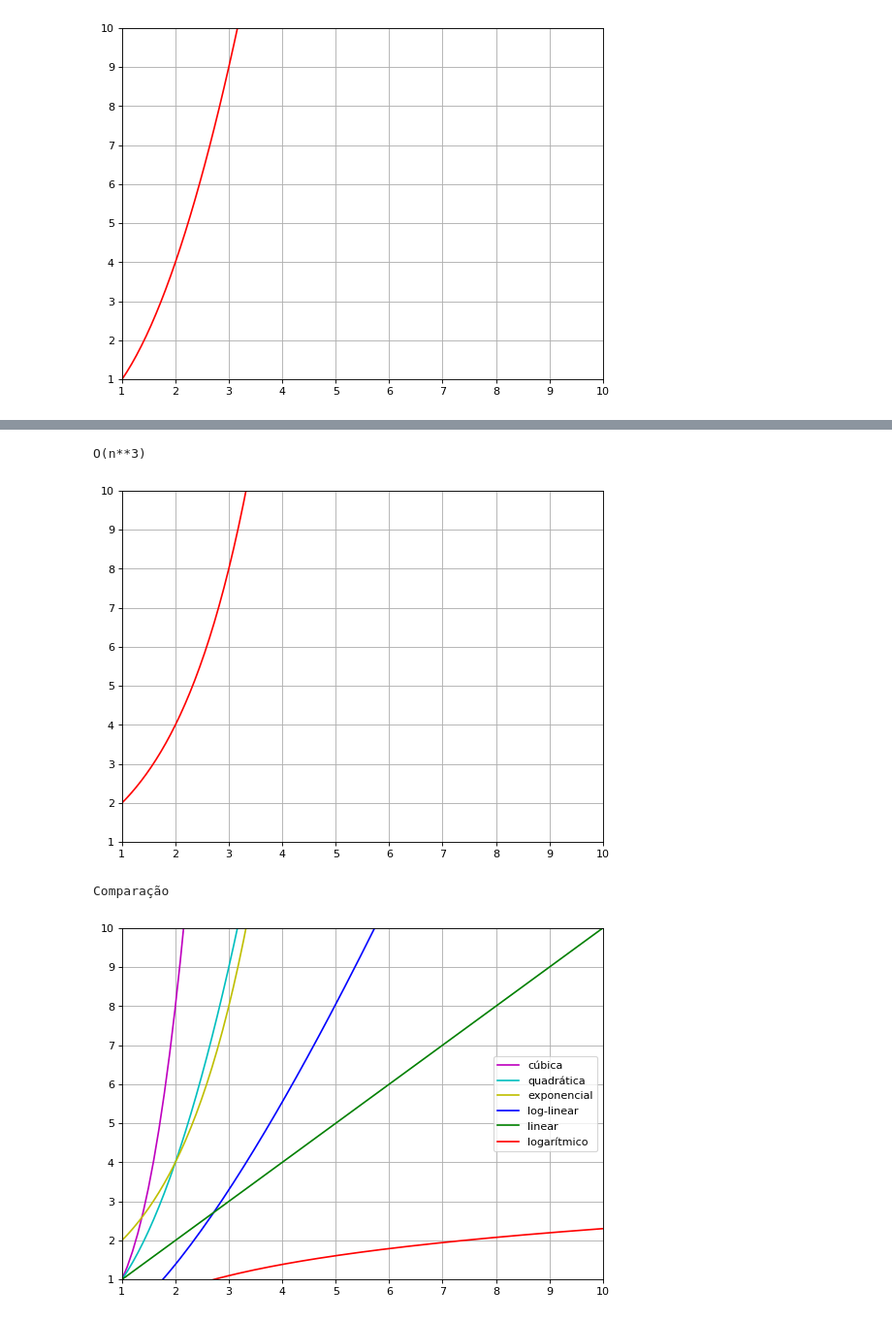
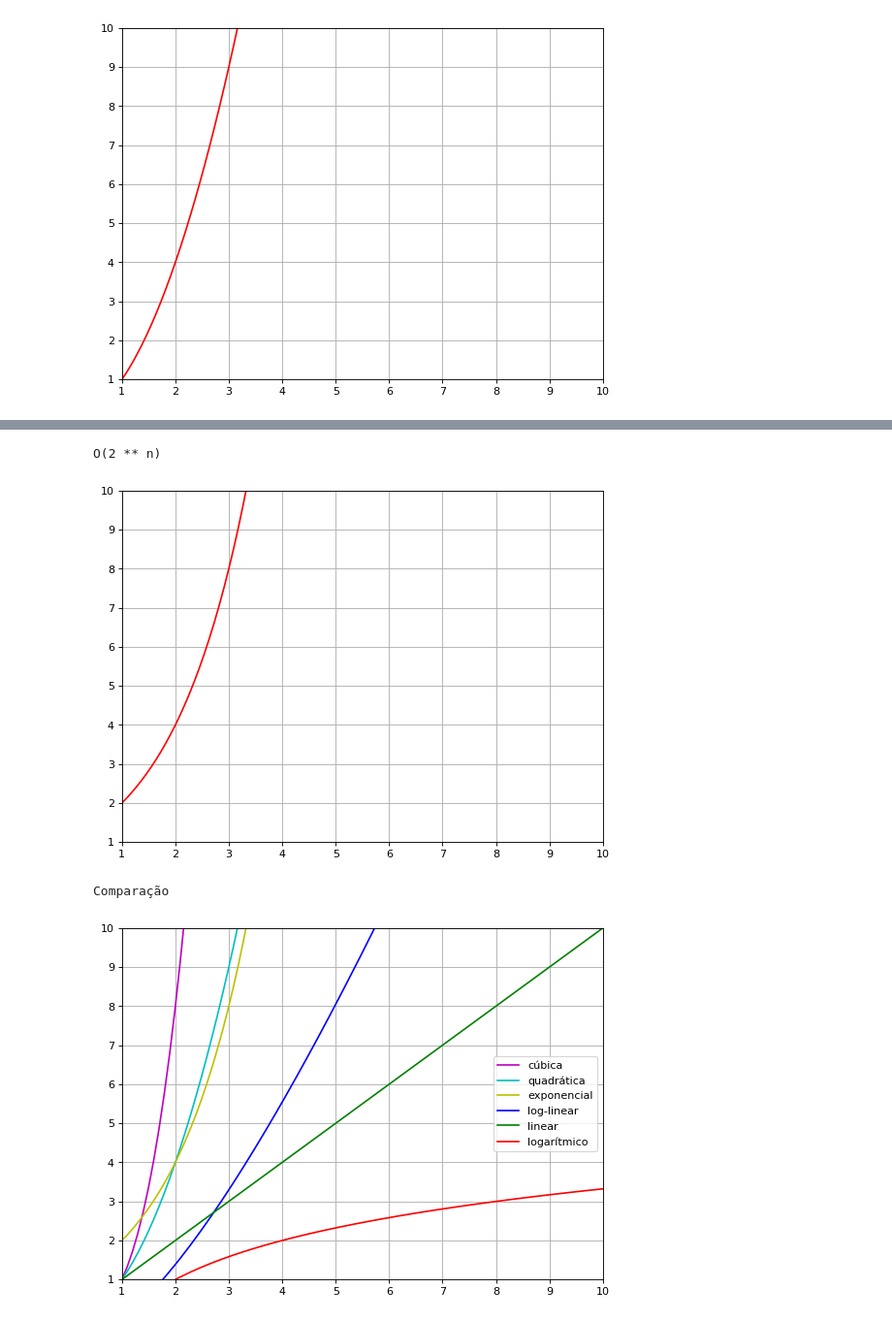
Before and after one commit to igormagalhaesr/ProgramandoSegundoCurso, a Jupyter notebook: gráficos.ipynb, the cells around one changed output, grey strips where cells are left out. Shown at 97% size. Drawn from its saved outputs; the diff is of its cells as text; code cells hidden in the pictures.

```diff
--- a/gráficos.ipynb
+++ b/gráficos.ipynb
@@ -122,5 +140,5 @@ O(n**2)
 # %%
-print("O(n**3)")
+print("O(2 ** n)")
 figure(num=None, figsize=(8, 6), dpi=80, facecolor='w', edgecolor='k')
 
 x = numpy.linspace(1, 10, 100)
@@ -135,36 +153,36 @@ pyplot.plot(x, b, 'r')
 pyplot.grid()
 pyplot.show()
 # %% [output]
-O(n**3)
+O(2 ** n)
 [figure]
 # %%
 print("Comparação")
 figure(num=None, figsize=(8, 6), dpi=80, facecolor='w', edgecolor='k')
 
 x = numpy.linspace(1, 100, 1000);
 y = numpy.linspace(1, 10, 10)
 axes = pyplot.gca()
 axes.set_xlim([1,10])
 axes.set_ylim([1,10])
 logx = numpy.log(x)
 
-logarithmic = numpy.log(x)
+logarithmic = numpy.log2(x)
 linear = x
 logLinear = x * logx
 quadratic = x ** 2
 cubic = x ** 3
 exponential = numpy.exp2(x)
 
 pyplot.plot(x, cubic, 'm', label='cúbica')
 pyplot.plot(x, quadratic, 'c', label='quadrática')
 pyplot.plot(x, exponential, 'y', label='exponencial')
 pyplot.plot(x, logLinear, 'b', label='log-linear')
 pyplot.plot(x, linear, 'g', label='linear')
 pyplot.plot(x, logarithmic, 'r', label='logarítmico')
 
 pyplot.legend()
 pyplot.grid()
 pyplot.show()
 # %% [output]
 Comparação
-[figure, old version]
+[figure, new version]
```
Also changed, not shown: parts of 3 cells of this notebook, 1 other file.
